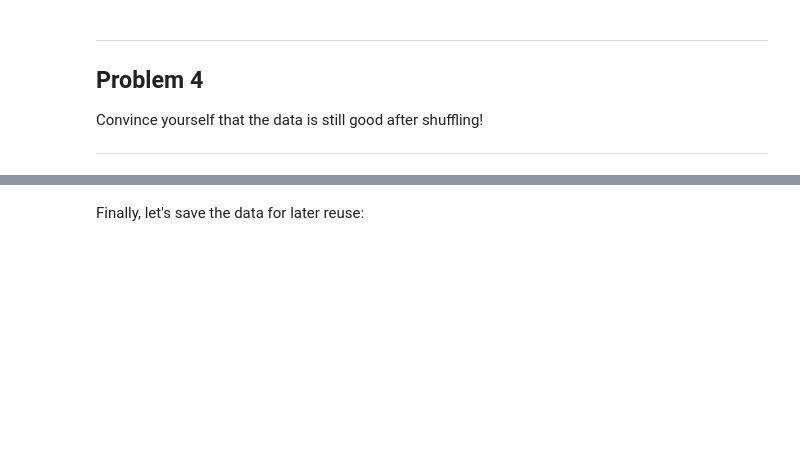
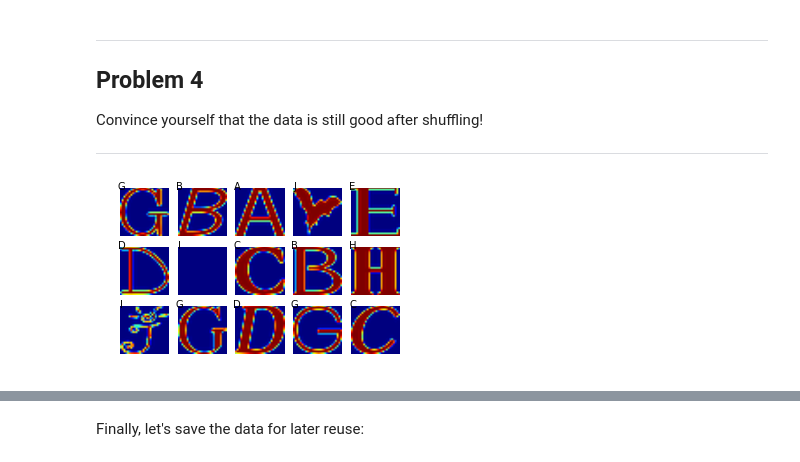
Before and after one commit to gnperdue/tensorflow, a Jupyter notebook: tensorflow/examples/udacity/1_notmnist.ipynb, the cells around one changed output, grey strips where cells are left out. Drawn from its saved outputs; the diff is of its cells as text; code cells hidden in the pictures; blank space fills up the shorter version.

```diff
--- a/tensorflow/examples/udacity/1_notmnist.ipynb
+++ b/tensorflow/examples/udacity/1_notmnist.ipynb
@@ -314,6 +315,9 @@ Merge and prune the training data as needed. Depending on your computer setup, y
 Also create a validation dataset for hyperparameter tuning.
 # %%
 def make_arrays(nb_rows, img_size):
+    """
+    create empty numpy ndarrays of the specified length and (square) image size
+    """
     if nb_rows:
         dataset = np.ndarray((nb_rows, img_size, img_size), dtype=np.float32)
         labels = np.ndarray(nb_rows, dtype=np.int32)
@@ -322,6 +326,11 @@ def make_arrays(nb_rows, img_size):
     return dataset, labels
 
 def merge_datasets(pickle_files, train_size, valid_size=0):
+    """
+    loop over the supplied pickle files and fill arrays of data and labels up to the specified "train" size;
+    if a `valid_size` is also provided, take that many more items from the pickles to create an extra set
+    of arrays with paired labels (for optionally producing validation data)
+    """
     num_classes = len(pickle_files)
     valid_dataset, valid_labels = make_arrays(valid_size, image_size)
     train_dataset, train_labels = make_arrays(train_size, image_size)
@@ -348,8 +357,8 @@ def merge_datasets(pickle_files, train_size, valid_size=0):
                 start_t += tsize_per_class
                 end_t += tsize_per_class
         except Exception as e:
-          print('Unable to process data from', pickle_file, ':', e)
-          raise
+            print('Unable to process data from', pickle_file, ':', e)
+            raise
 
     return valid_dataset, valid_labels, train_dataset, train_labels
 
@@ -372,11 +381,17 @@ Testing (10000, 28, 28) (10000,)
 Next, we'll randomize the data. It's important to have the labels well shuffled for the training and test distributions to match.
 # %%
 np.random.seed(133)
+
 def randomize(dataset, labels):
-  permutation = np.random.permutation(labels.shape[0])
-  shuffled_dataset = dataset[permutation,:,:]
-  shuffled_labels = labels[permutation]
-  return shuffled_dataset, shuffled_labels
+    """
+    create a random shuffled array of all the indices in the length of the labels array; re-order both
+    the dataset and the labels according to that randomization
+    """
+    permutation = np.random.permutation(labels.shape[0])
+    shuffled_dataset = dataset[permutation,:,:]
+    shuffled_labels = labels[permutation]
+    return shuffled_dataset, shuffled_labels
+
 train_dataset, train_labels = randomize(train_dataset, train_labels)
 test_dataset, test_labels = randomize(test_dataset, test_labels)
 # %% [markdown]
@@ -386,3 +401,20 @@ Problem 4
 Convince yourself that the data is still good after shuffling!
 
 ---
+# %%
+def make_shuffle_check_plots(dataset, labels, start=0):
+    nimages_per_row = 5
+    n_rows = 3
+    nimages = nimages_per_row * n_rows
+    fig = plt.figure(figsize=(nimages_per_row, n_rows))
+    gs = plt.GridSpec(n_rows, nimages_per_row)
+    for i in range(nimages):
+        imgidx = start + i
+        ax = plt.subplot(gs[i])
+        ax.axis('off')
+        ax.text(.5, .99, chr(labels[imgidx]+65), horizontalalignment='center')
+        ax.imshow(dataset[imgidx])
+
+make_shuffle_check_plots(train_dataset, train_labels)
+# %% [output]
+[figure, added]
```
Also changed, not shown: parts of 20 cells of this notebook.
